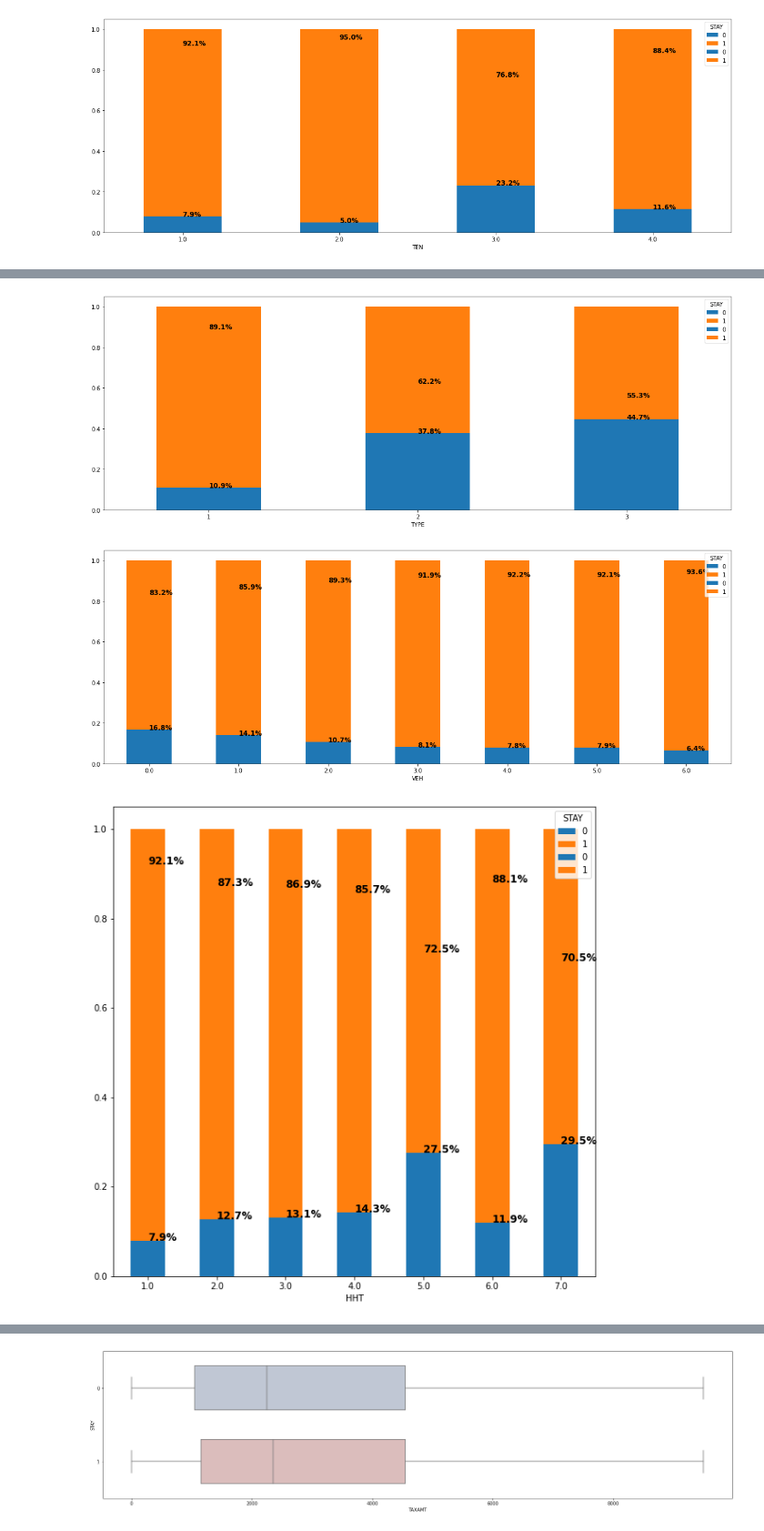
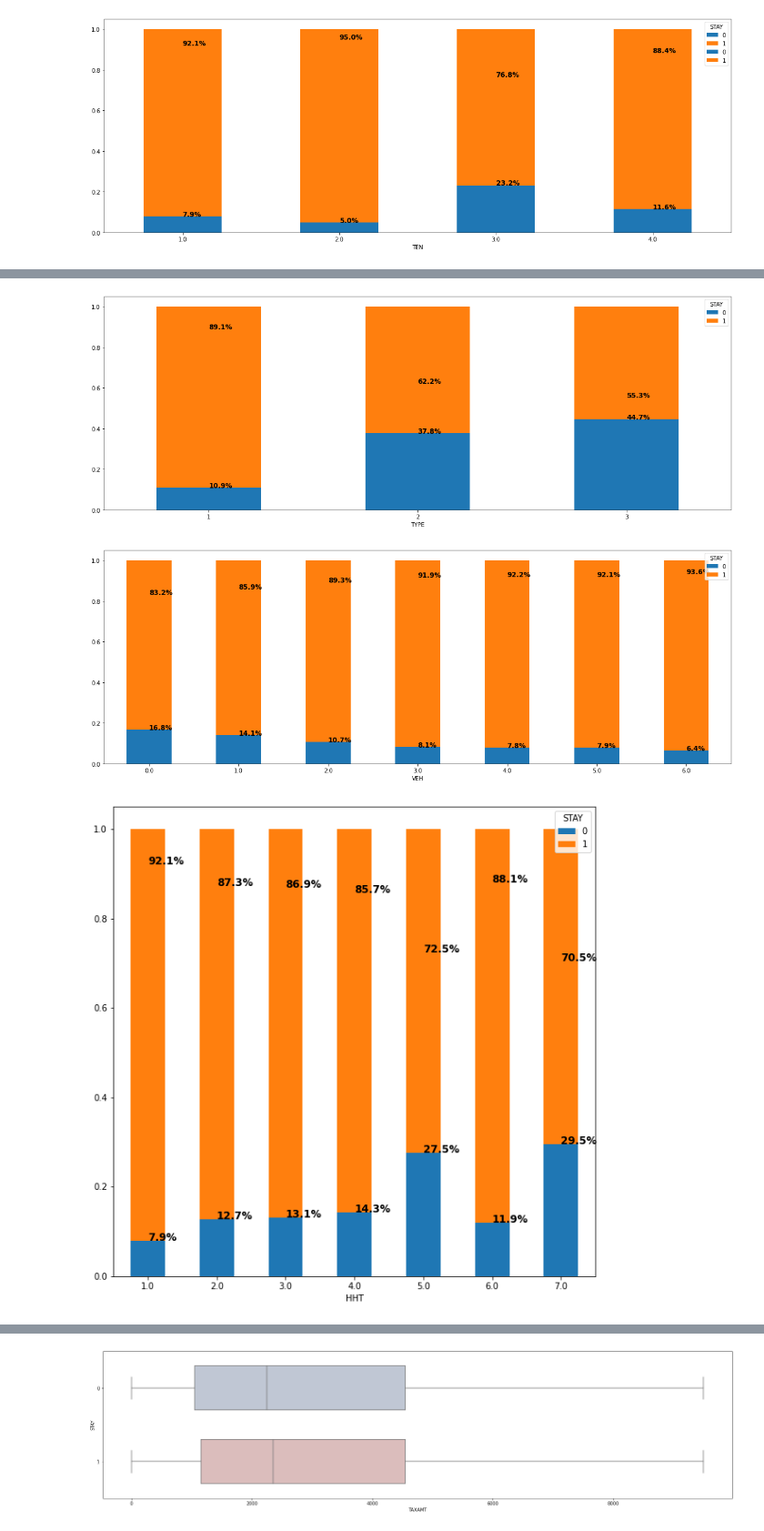
Before and after one commit to yianzhang14/us-migration-modeling, a Jupyter notebook: data_visualization.ipynb, the cells around one changed output, grey strips where cells are left out. Shown at 91% size. Drawn from its saved outputs; the diff is of its cells as text; code cells hidden in the pictures.

```diff
--- a/data_visualization.ipynb
+++ b/data_visualization.ipynb
@@ -141,7 +151,3 @@ f, ax = plt.subplots(figsize=(15, 6))
 ax = sns.boxplot(x=(12 * df["HH_COST"]) / (df["HINCP"] + 1), y=df["STAY"], width=.6, palette="vlag", orient="h", showfliers=False)
 # %% [output]
 [figure]
-# %%
-# percentage of yearly income spent on housing costs
-f, ax = plt.subplots(figsize=(15, 6))
-ax = sns.boxplot(x= (df[]), y=df["STAY"], width=.6, palette="vlag", orient="h", showfliers=False)
@@ -216,7 +214,6 @@ ct = pd.crosstab(df["TYPE"], df["STAY"], normalize="index")
 
 ct.plot(kind='bar', stacked=True, rot=0, mark_right=True, ax=ax)
 
-ct.plot(kind='bar', stacked=True, rot=0, mark_right=True, ax=ax)
 for n, x in enumerate([*ct.index.values]):
     for proportion in ct.loc[x]:
 
@@ -227,7 +224,7 @@ for n, x in enumerate([*ct.index.values]):
                  fontsize=12,
                  fontweight="bold")
 # %% [output]
-[figure, old version]
+[figure, new version]
 # %%
 # available vehicles
 fig, ax = plt.subplots(figsize=(20, 7))
@@ -235,7 +232,6 @@ ct = pd.crosstab(df["VEH"], df["STAY"], normalize="index")
 
 ct.plot(kind='bar', stacked=True, rot=0, mark_right=True, ax=ax)
 
-ct.plot(kind='bar', stacked=True, rot=0, mark_right=True, ax=ax)
 for n, x in enumerate([*ct.index.values]):
     for proportion in ct.loc[x]:
 
@@ -246,26 +242,25 @@ for n, x in enumerate([*ct.index.values]):
                  fontsize=12,
                  fontweight="bold")
 # %% [output]
-[figure, old version]
+[figure, new version]
 # %%
 # 1 is married couple household, 2/3 are single parents, 4/5/6/7 are nonfamily households (5 and 7 are men/women not living alone)
 fig, ax = plt.subplots(figsize=(10, 10))
 ct = pd.crosstab(df["HHT"], df["STAY"], normalize="index")
 
 ct.plot(kind='bar', stacked=True, rot=0, mark_right=True, ax=ax)
 
-ct.plot(kind='bar', stacked=True, rot=0, mark_right=True, ax=ax)
 for n, x in enumerate([*ct.index.values]):
     for proportion in ct.loc[x]:
 
         plt.text(x=n,
                  y=proportion,
                  s=f'{np.round(proportion * 100, 1)}%',
                  color="black",
                  fontsize=12,
                  fontweight="bold")
 # %% [output]
-[figure, old version]
+[figure, new version]
 # %%
 # presence of child in household (0 is without, 1 with)
 fig, ax = plt.subplots(figsize=(10, 10))
```
Also changed, not shown: parts of 8 cells of this notebook, 3 other files.
